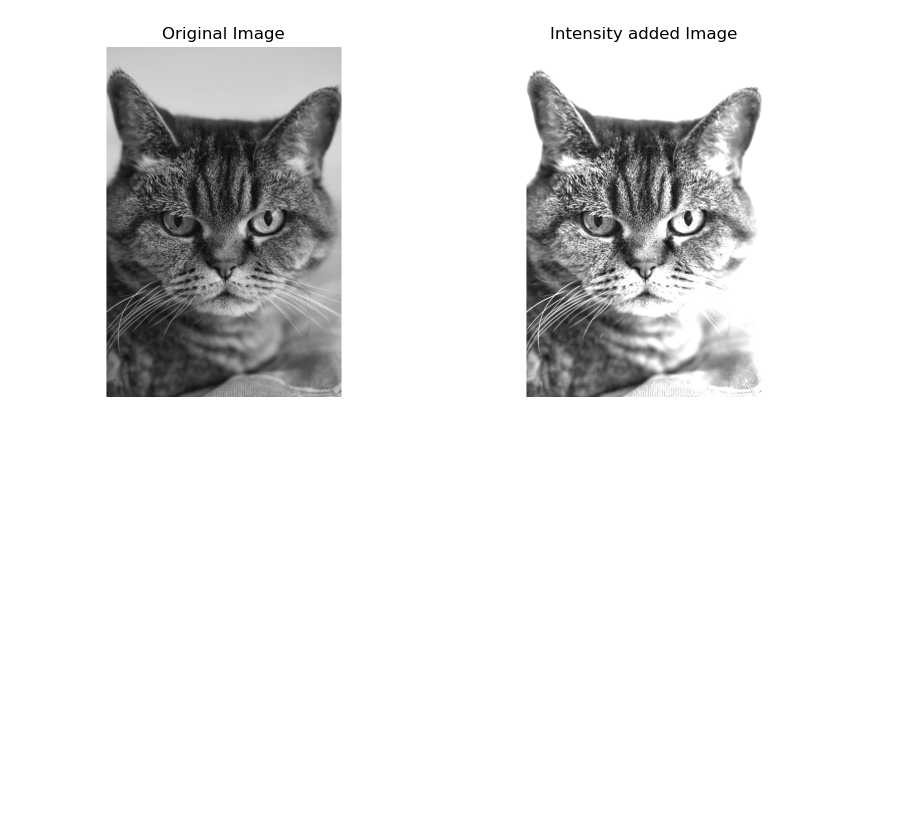
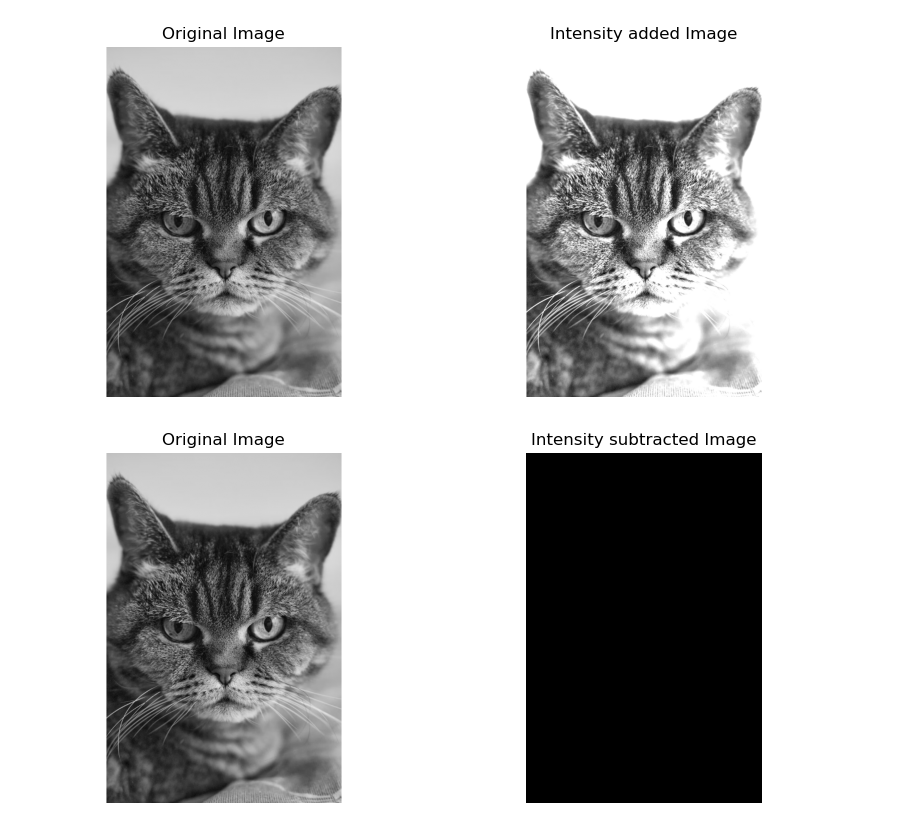
Before and after one commit to mdshiblinoman/Digital-Image-Processing-Lab, a Jupyter notebook: intensity_trasformation.ipynb, the cells around one changed output. Saved outputs shown, nothing was run; the diff lists cells and outputs as text; code cells hidden in the pictures; blank space fills up the shorter version.

```diff
--- a/intensity_trasformation.ipynb
+++ b/intensity_trasformation.ipynb
@@ -47,3 +47,9 @@ Id1 = cv2.add(I, 100)
 show_pair(I, Id1, "Original Image", "Intensity added Image", left_gray=True, right_gray=True)
 # %% [output]
 [figure]
+# %%
+# Subtracting intensity levels
+Id2 = cv2.subtract(I, 255)
+show_pair(I, Id2, "Original Image", "Intensity subtracted Image", left_gray=True, right_gray=True)
+# %% [output]
+[figure, added]
```
Also changed, not shown: parts of 3 cells of this notebook, 1 other file.
